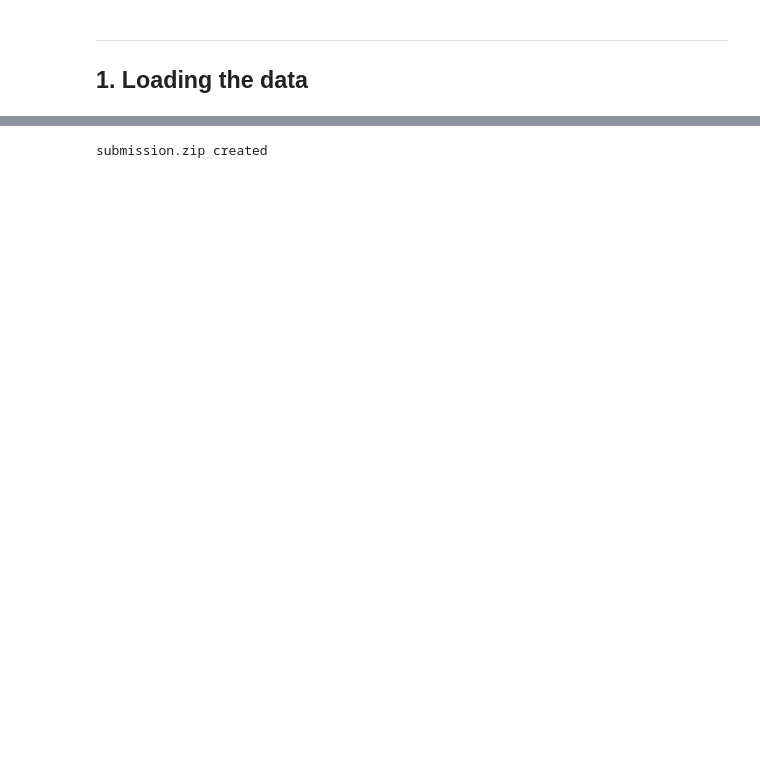
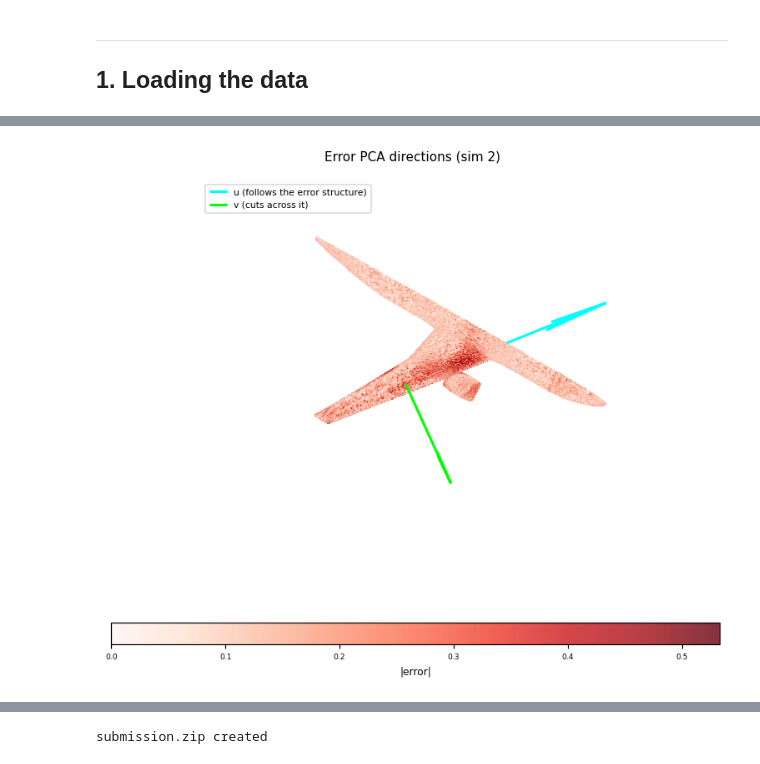
Before and after one commit to Akawalid/onera_468_crm_wall_distribution_regression_challenge_v2, a Jupyter notebook: bundle/starting_kit/starting_kit.ipynb, the cells around one changed output, grey strips where cells are left out. Drawn from its saved outputs; the diff is of its cells as text; code cells hidden in the pictures; blank space fills up the shorter version.

```diff
--- a/bundle/starting_kit/starting_kit.ipynb
+++ b/bundle/starting_kit/starting_kit.ipynb
@@ -441,0 +207,5 @@ Be careful, make sure your zip doesn't contain a folder at the root, make sure i
+# %%
+PP.plot_condition_error_pca(X_sim, y_sim, yhat_sim, comp_masks, comp_name='wing',
+                             title_suffix=f' (sim {iworst_wrmae})')
+# %% [output]
+[figure, added]
```
Also changed, not shown: parts of 42 cells of this notebook, 14 other files.
